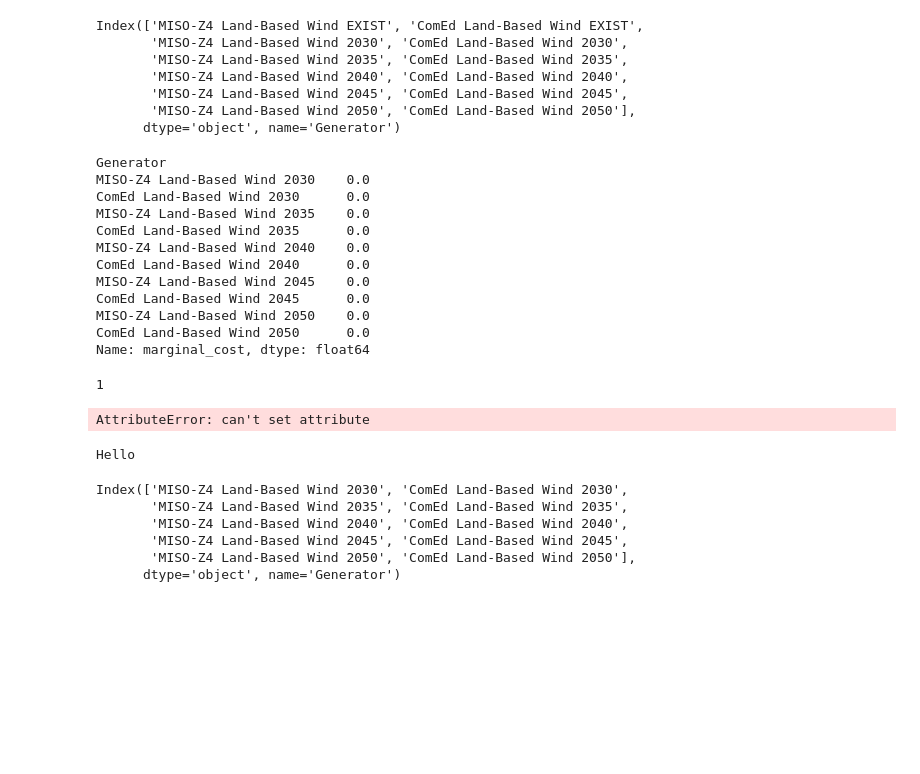
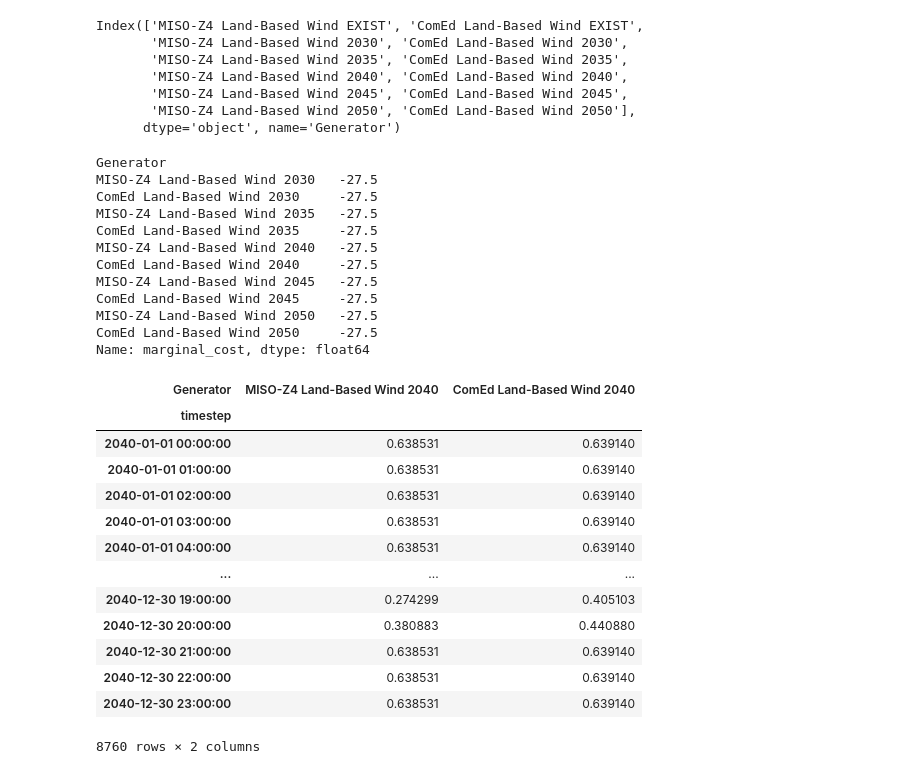
Before and after one commit to ucsusa/pypsa-illinois, a Jupyter notebook: notebooks/02-adv-nuclear-sensitivity.ipynb, the cells around one changed output. Cells and saved outputs as stored; diff of their text form; code cells hidden in the pictures; blank space fills up the shorter version.

```diff
--- a/notebooks/02-adv-nuclear-sensitivity.ipynb
+++ b/notebooks/02-adv-nuclear-sensitivity.ipynb
@@ -495,7 +495,7 @@ lcoe_list
 # %%
 n = test_network.copy()
 # %%
-wind_gen = n.generators[n.generators.carrier == 'Wind'].index
+wind_gen = nc.generators[nc.generators.carrier == 'Wind'].index
 # %%
 wind_gen
 # %% [output]
@@ -507,42 +507,19 @@ Index(['MISO-Z4 Land-Based Wind EXIST', 'ComEd Land-Based Wind EXIST',
        'MISO-Z4 Land-Based Wind 2050', 'ComEd Land-Based Wind 2050'],
       dtype='object', name='Generator')
 # %%
-n.generators.loc[wind_gen[~wind_gen.str.contains('EXIST')], 'marginal_cost']
+nc.generators.loc[wind_gen[~wind_gen.str.contains('EXIST')], 'marginal_cost']
 # %% [output]
 Generator
-MISO-Z4 Land-Based Wind 2030    0.0
-ComEd Land-Based Wind 2030      0.0
-MISO-Z4 Land-Based Wind 2035    0.0
-ComEd Land-Based Wind 2035      0.0
-MISO-Z4 Land-Based Wind 2040    0.0
-ComEd Land-Based Wind 2040      0.0
-MISO-Z4 Land-Based Wind 2045    0.0
-ComEd Land-Based Wind 2045      0.0
-MISO-Z4 Land-Based Wind 2050    0.0
-ComEd Land-Based Wind 2050      0.0
+MISO-Z4 Land-Based Wind 2030   -27.5
+ComEd Land-Based Wind 2030     -27.5
+MISO-Z4 Land-Based Wind 2035   -27.5
+ComEd Land-Based Wind 2035     -27.5
+MISO-Z4 Land-Based Wind 2040   -27.5
+ComEd Land-Based Wind 2040     -27.5
+MISO-Z4 Land-Based Wind 2045   -27.5
+ComEd Land-Based Wind 2045     -27.5
+MISO-Z4 Land-Based Wind 2050   -27.5
+ComEd Land-Based Wind 2050     -27.5
 Name: marginal_cost, dtype: float64
-# %%
-my_dict = pd.DataFrame(dict(cost=[1]))
-
-for item in my_dict.itertuples():
-    print(item.cost)
-    item.cost *= (1+0.5)
-    print(item.cost)
-# %% [output]
-1
-AttributeError: can't set attribute
-# %%
-name_check = 'Nuclear 2030'
-if 'EXIST' not in name_check:
-    print('Hello')
-# %% [output]
-Hello
 # %%
-wind_gen[~wind_gen.str.contains('EXIST')]
+wind_vintage = wind_gen[wind_gen.str.contains('2040')]
-# %% [output]
-Index(['MISO-Z4 Land-Based Wind 2030', 'ComEd Land-Based Wind 2030',
-       'MISO-Z4 Land-Based Wind 2035', 'ComEd Land-Based Wind 2035',
-       'MISO-Z4 Land-Based Wind 2040', 'ComEd Land-Based Wind 2040',
-       'MISO-Z4 Land-Based Wind 2045', 'ComEd Land-Based Wind 2045',
-       'MISO-Z4 Land-Based Wind 2050', 'ComEd Land-Based Wind 2050'],
-      dtype='object', name='Generator')
@@ -548,0 +528,17 @@ Index(['MISO-Z4 Land-Based Wind 2030', 'ComEd Land-Based Wind 2030',
+# %%
+n.generators_t.p_max_pu.loc[2040, wind_vintage]
+# %% [output]
+| Generator | MISO-Z4 Land-Based Wind 2040 | ComEd Land-Based Wind 2040 |
+| timestep |  |  |
+| 2040-01-01 00:00:00 | 0.638531 | 0.639140 |
+| 2040-01-01 01:00:00 | 0.638531 | 0.639140 |
+| 2040-01-01 02:00:00 | 0.638531 | 0.639140 |
+| 2040-01-01 03:00:00 | 0.638531 | 0.639140 |
+| 2040-01-01 04:00:00 | 0.638531 | 0.639140 |
+| ... | ... | ... |
+| 2040-12-30 19:00:00 | 0.274299 | 0.405103 |
+| 2040-12-30 20:00:00 | 0.380883 | 0.440880 |
+| 2040-12-30 21:00:00 | 0.638531 | 0.639140 |
+| 2040-12-30 22:00:00 | 0.638531 | 0.639140 |
+| 2040-12-30 23:00:00 | 0.638531 | 0.639140 |
+8760 rows × 2 columns
```
Also changed, not shown: parts of 3 cells of this notebook, 3 other files.
